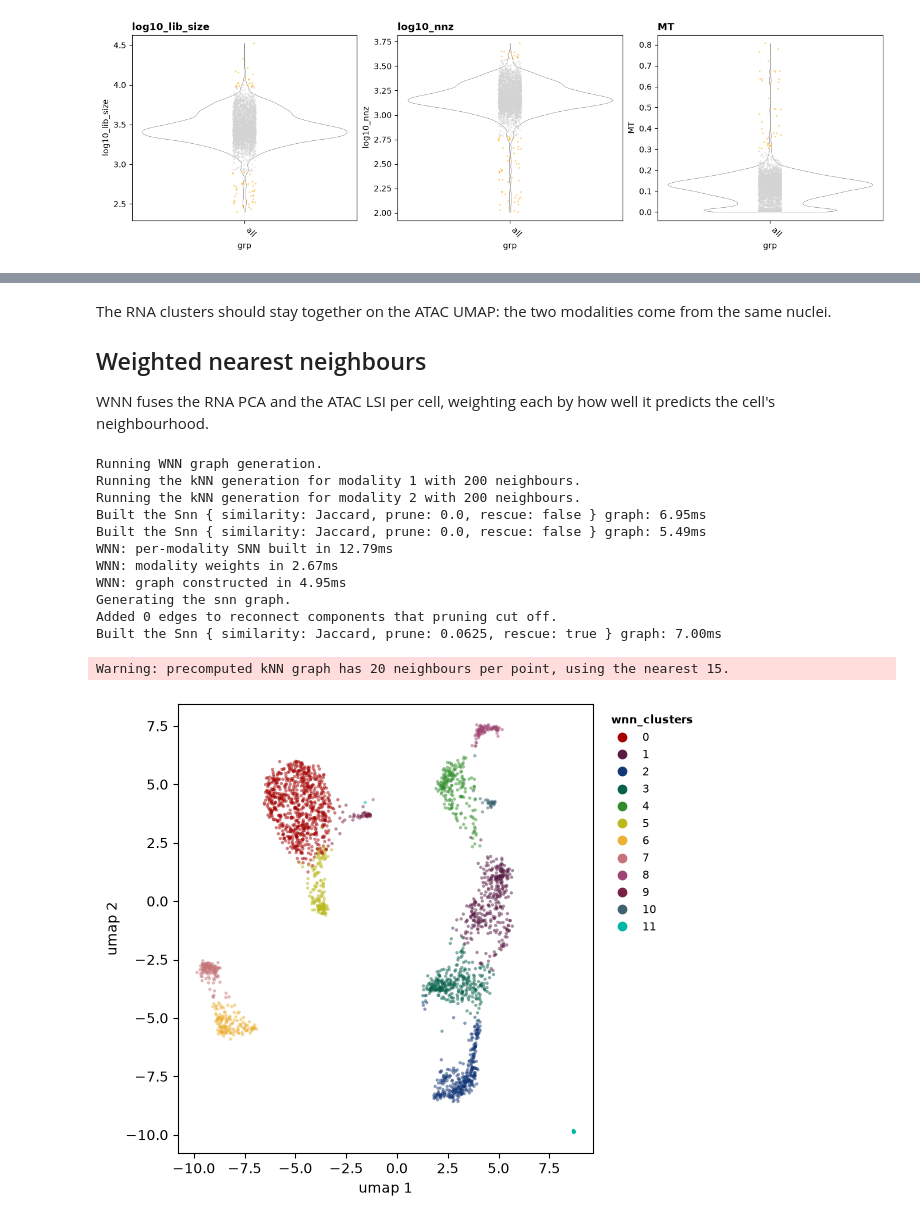
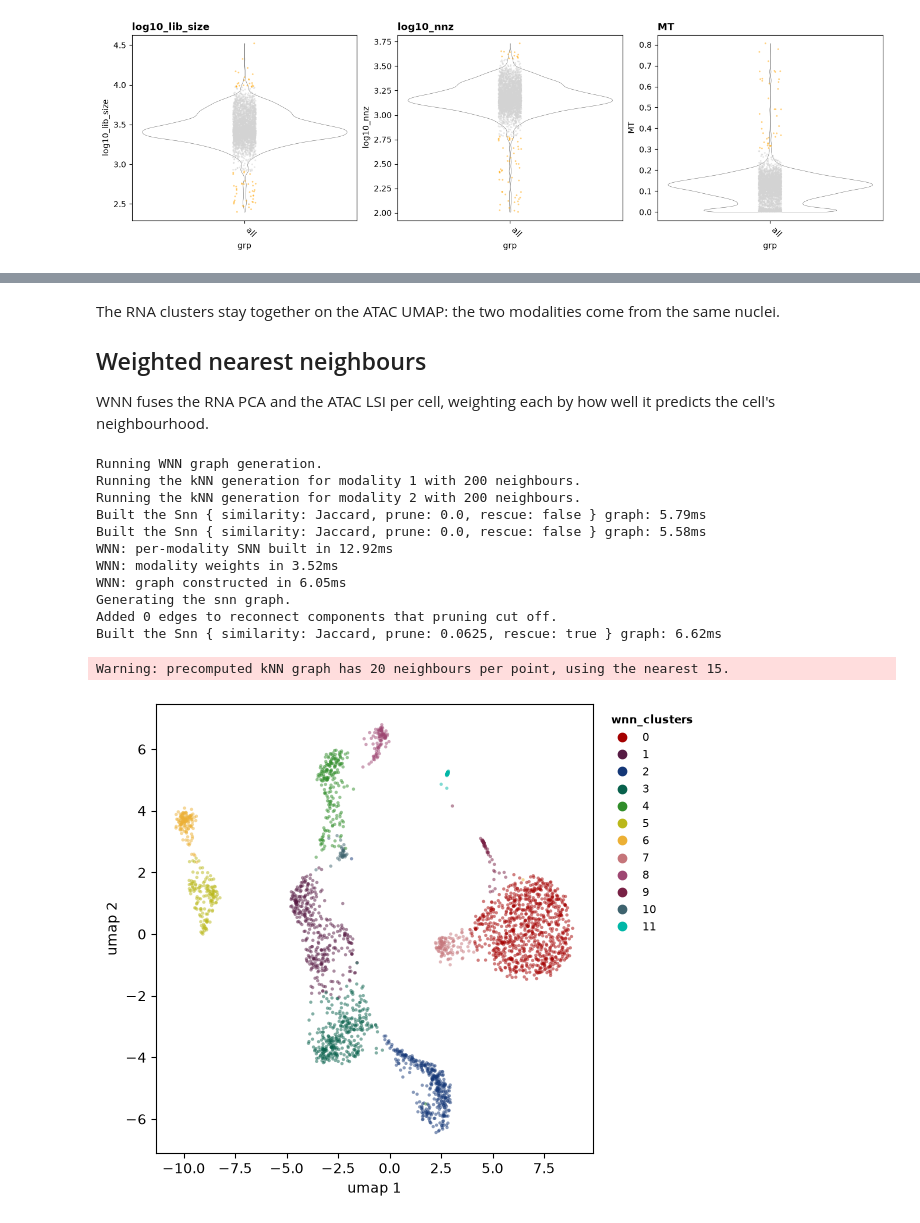
Before and after one commit to GregorLueg/bixverse-rs, a Jupyter notebook: python/docs/vignettes/atac_multiome.ipynb, the cells around one changed output, grey strips where cells are left out. Saved outputs shown, nothing was run; the diff lists cells and outputs as text; code cells hidden in the pictures.

```diff
--- a/python/docs/vignettes/atac_multiome.ipynb
+++ b/python/docs/vignettes/atac_multiome.ipynb
@@ -191,9 +191,9 @@ atac_calls = bv.qc.run_cell_qc_fixed(
     atac_metrics,
     obs["cell_idx"].to_numpy(),
     {
-        "atac_lib_size": {"lower": 1800, "upper": 100_000},
+        "atac_lib_size": {"lower": 1000, "upper": 100_000},
         "atac_nucleosome_signal": {"upper": 2},
-        "atac_tss_enrichment": {"lower": 1},
+        "atac_tss_enrichment": {"lower": 2},
     },
 )
 bv.pl.violin_plot(atac_calls)
@@ -219,7 +219,7 @@ plt.show()
 # %% [output]
 [figure]
 # %%
-multiplet = obs["amulet_multiplet"].to_numpy()
+multiplet = amulet["amulet_multiplet"].to_numpy()
 drop = atac_calls.combined | rna_calls.combined | multiplet
 print(
     f"ATAC fails {atac_calls.combined.sum()}, RNA fails {rna_calls.combined.sum()}, "
@@ -274,6 +275,10 @@ the merged set. The new store replaces the Cell Ranger one.
 # %%
 cr_peaks = mm.var(modality="atac").height
 peaks = bv.atac.call_peaks(mm, fragments, group_by="leiden_clustering")
+peaks = peaks.filter(pl.col("chrom").str.contains(r"^chr[0-9XY]+$"))
+peaks = bv.atac.remove_blacklisted(peaks, blacklist)
 print(f"Cell Ranger peaks: {cr_peaks}, merged per-cluster peaks: {peaks.height}")
-peaks.head()
+bv.atac.add_atac_fragments(mm, fragments, peaks=peaks, overwrite=True)
+bv.atac.annotate_peaks(mm, gtf)
+mm.var(modality="atac").head()
 # %% [output]
@@ -289,4 +296,0 @@ shape: (5, 4)
-# %%
-peaks = peaks.filter(pl.col("chrom").str.contains(r"^chr[0-9XY]+$"))
-bv.atac.add_atac_fragments(mm, fragments, peaks=peaks)
-mm.var(modality="atac").head()
@@ -346,6 +337,6 @@ Built the Snn { similarity: Jaccard, prune: 0.0625, rescue: true } graph: 5.71ms
 # %% [markdown]
-The RNA clusters should stay together on the ATAC UMAP: the two modalities
-come from the same nuclei.
+The RNA clusters stay together on the ATAC UMAP: the two modalities come
+from the same nuclei.
 
 ## Weighted nearest neighbours
 
@@ -354,32 +345,28 @@ it predicts the cell's neighbourhood.
 # %%
 bv.mm.generate_wnn_graph(
     mm,
     modality_2="atac",
     embd_to_use_2="lsi",
-    no_embd_to_use_1=50,
+    no_embd_to_use_1=30,
+    no_embd_to_use_2=30,
 )
 bv.graph.find_clusters(mm, modality="wnn", name="wnn_clusters", res=0.8)
 bv.embed.umap(mm, modality="wnn")
 bv.pl.embedding_plot(
-    mm,
-    "umap",
-    "wnn_clusters",
-    discrete=True,
-    embd_modality="wnn",
-    point_size=0.5,
+    mm, "umap", "wnn_clusters", discrete=True, embd_modality="wnn", point_size=0.5
 )
 plt.show()
 # %% [output]
 Running WNN graph generation.
 Running the kNN generation for modality 1 with 200 neighbours.
 Running the kNN generation for modality 2 with 200 neighbours.
-Built the Snn { similarity: Jaccard, prune: 0.0, rescue: false } graph: 6.95ms
-Built the Snn { similarity: Jaccard, prune: 0.0, rescue: false } graph: 5.49ms
-WNN: per-modality SNN built in 12.79ms
-WNN: modality weights in 2.67ms
-WNN: graph constructed in 4.95ms
+Built the Snn { similarity: Jaccard, prune: 0.0, rescue: false } graph: 5.79ms
+Built the Snn { similarity: Jaccard, prune: 0.0, rescue: false } graph: 5.58ms
+WNN: per-modality SNN built in 12.92ms
+WNN: modality weights in 3.52ms
+WNN: graph constructed in 6.05ms
 Generating the snn graph.
 Added 0 edges to reconnect components that pruning cut off.
-Built the Snn { similarity: Jaccard, prune: 0.0625, rescue: true } graph: 7.00ms
+Built the Snn { similarity: Jaccard, prune: 0.0625, rescue: true } graph: 6.62ms
 Warning: precomputed kNN graph has 20 neighbours per point, using the nearest 15.
-[figure, old version]
+[figure, new version]
```
Also changed, not shown: parts of 40 cells of this notebook, 16 other files.
